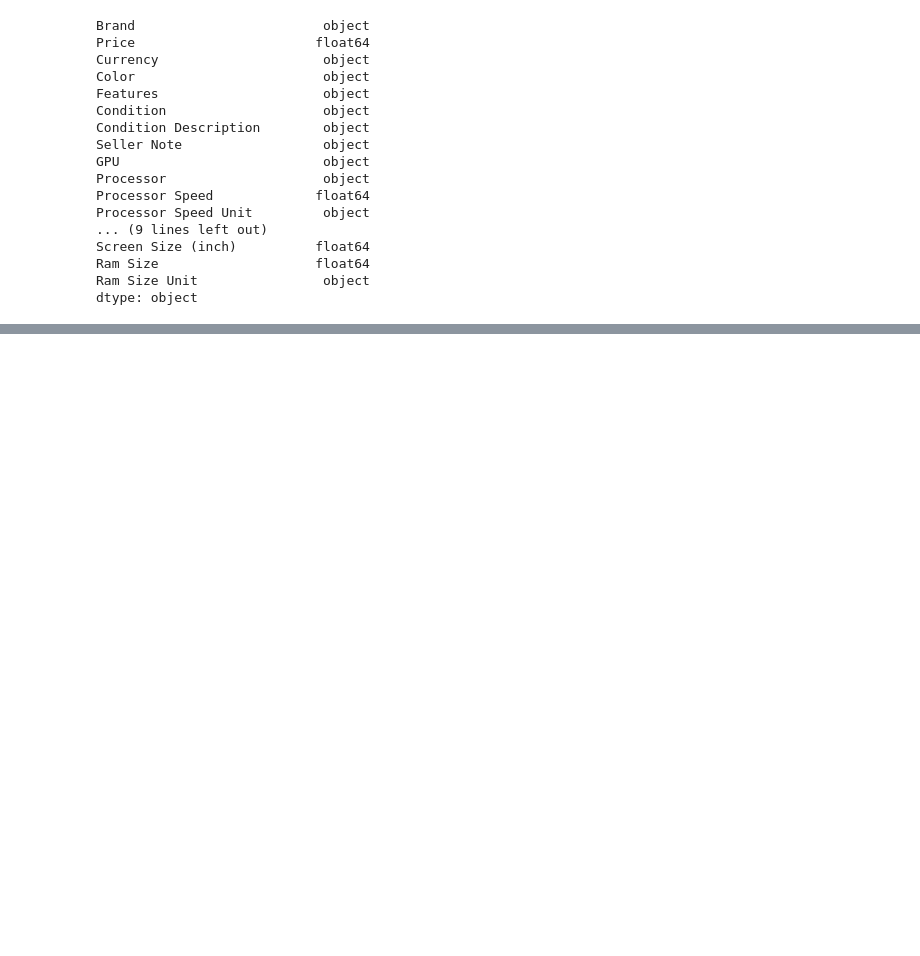
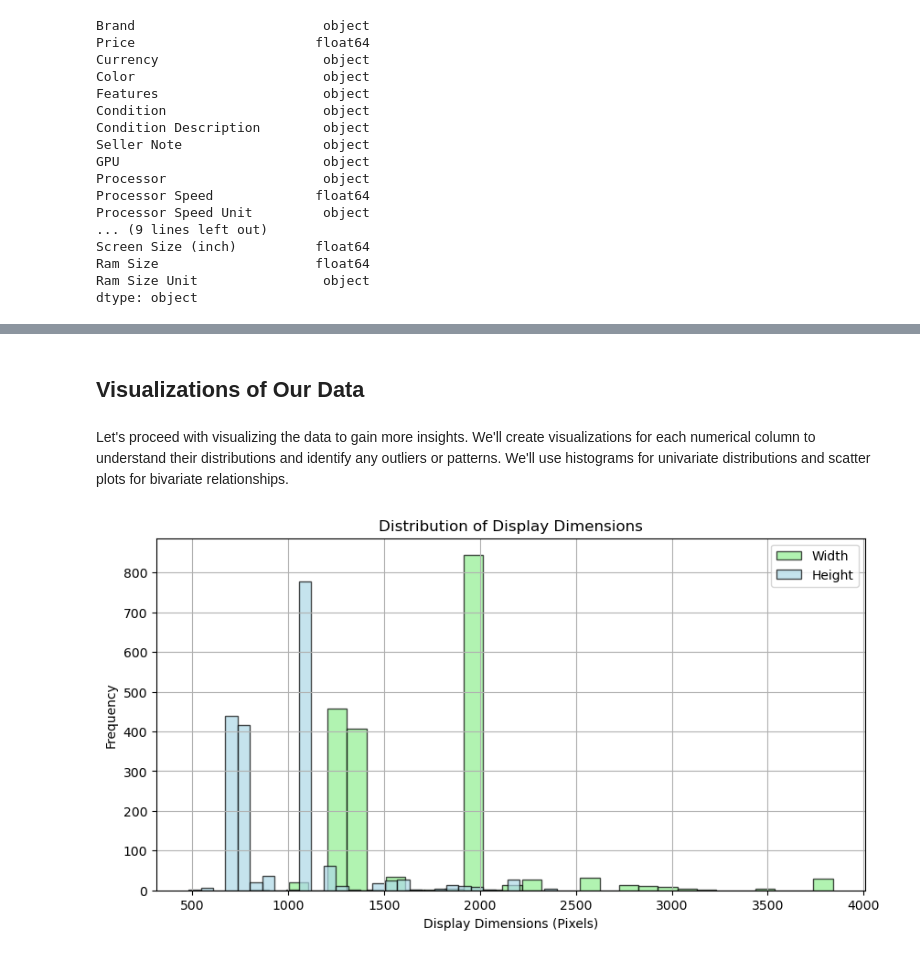
Before and after one commit to rafvrab/eBay-Laptop-Analysis, a Jupyter notebook: Notebook.ipynb, the cells around one changed output, grey strips where cells are left out. Drawn from its saved outputs; the diff is of its cells as text; code cells hidden in the pictures; blank space fills up the shorter version.

Commit message:
adding visualizatons

```diff
--- a/Notebook.ipynb
+++ b/Notebook.ipynb
@@ -154,0 +213,17 @@ dtype: object
+# %% [markdown]
+## Visualizations of Our Data
+# %% [markdown]
+Let's proceed with visualizing the data to gain more insights. We'll create visualizations for each numerical column to understand their distributions and identify any outliers or patterns. We'll use histograms for univariate distributions and scatter plots for bivariate relationships.
+# %%
+# Histogram for Display Dimensions
+plt.figure(figsize=(10, 5))
+plt.hist(df['Width of the Display'], bins=30, color='lightgreen', edgecolor='black', alpha=0.7, label='Width')
+plt.hist(df['Height of the Display'], bins=30, color='lightblue', edgecolor='black', alpha=0.7, label='Height')
+plt.xlabel('Display Dimensions (Pixels)')
+plt.ylabel('Frequency')
+plt.title('Distribution of Display Dimensions')
+plt.legend()
+plt.grid(True)
+plt.show()
+# %% [output]
+[figure, added]
```
Also changed, not shown: parts of 7 cells of this notebook.
